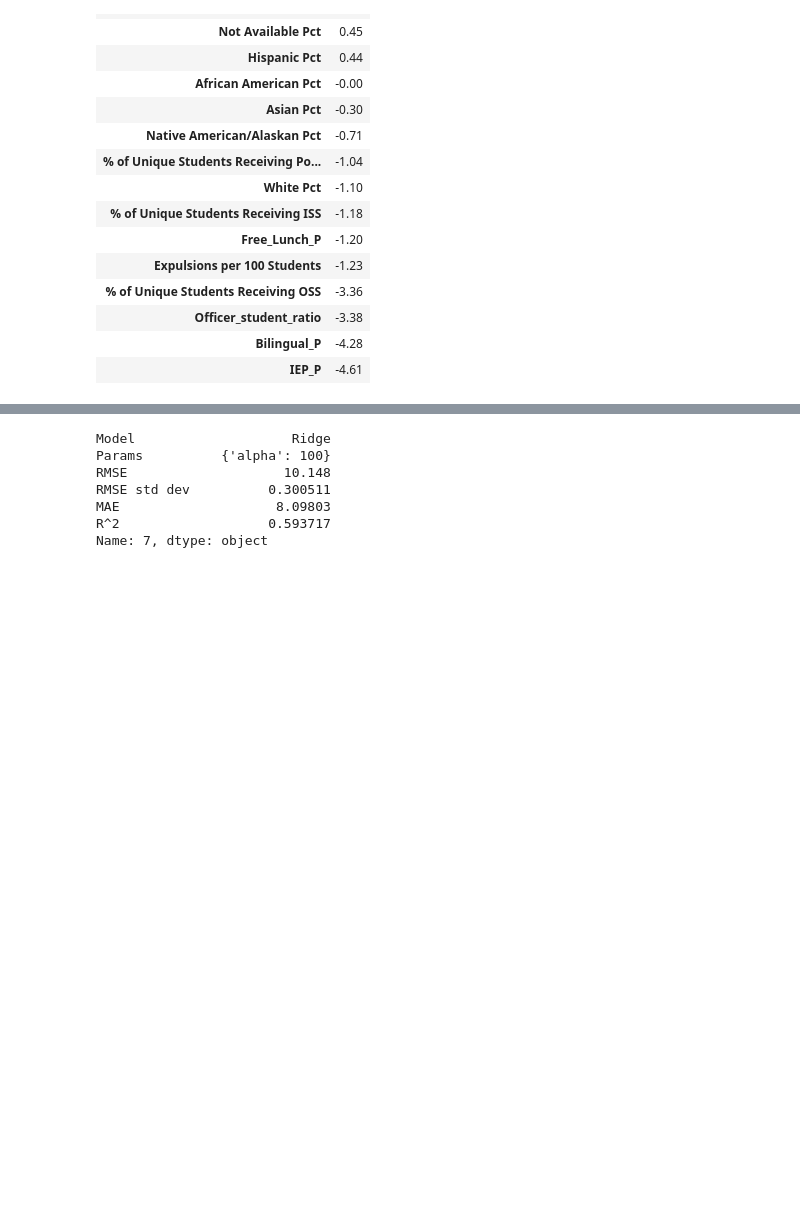
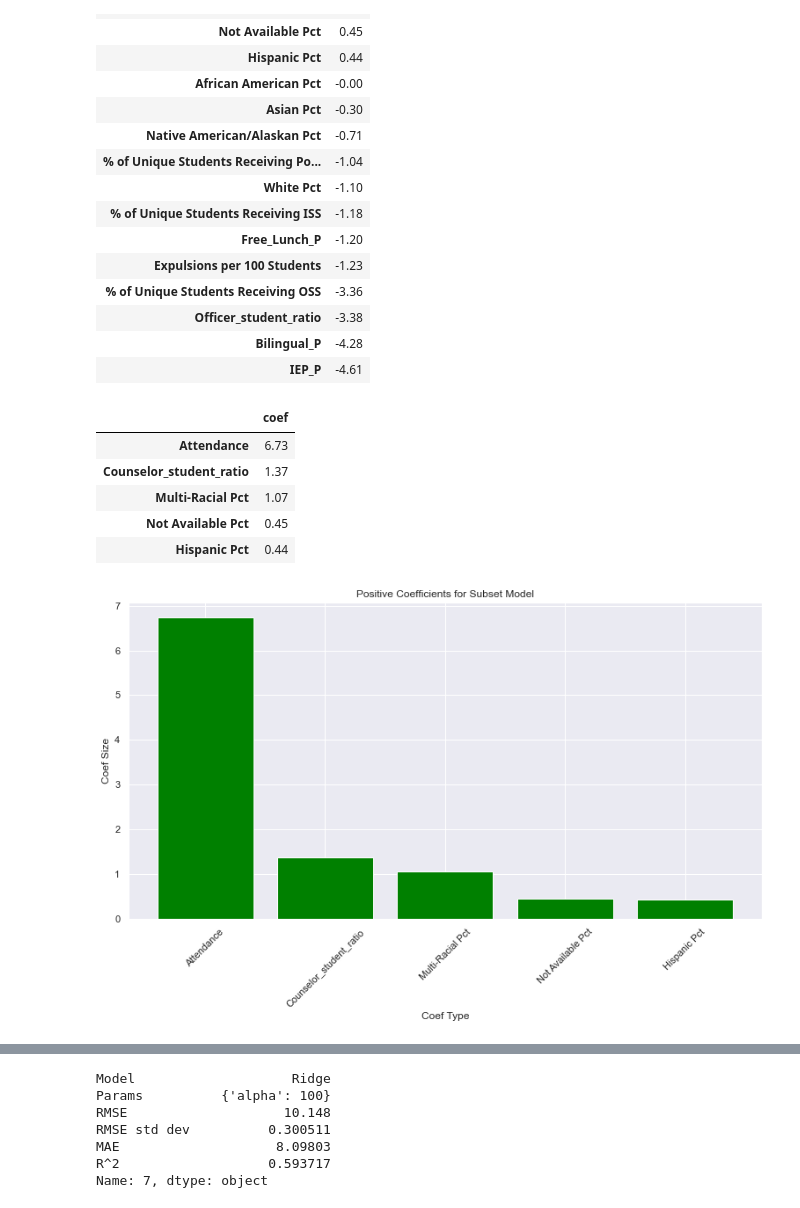
Before and after one commit to oabreu86/Policing-in-Schools-Predicting-Graduation-Rates-on-the-Criminalization-of-Students, a Jupyter notebook: Final_data_analysis.ipynb, the cells around one changed output, grey strips where cells are left out. Drawn from its saved outputs; the diff is of its cells as text; code cells hidden in the pictures; blank space fills up the shorter version.

```diff
--- a/Final_data_analysis.ipynb
+++ b/Final_data_analysis.ipynb
@@ -266,3 +329,24 @@ Name: 5, dtype: object
 | Officer_student_ratio | -3.38 |
 | Bilingual_P | -4.28 |
 | IEP_P | -4.61 |
+# %%
+top_pos_coefs = coefs2.head(5)
+labels = top_pos_coefs.index.values
+#top_pos_coefs.rename(columns={'Police Notifications per 100 Students': 'Police Noti. per 100 Ss','% of Misconducts Resulting in an ISS':'% Miscon. turned ISS'},inplace=True)
+display(top_pos_coefs)
+fig = plt.figure()
+ax = fig.add_axes([0,0,1,1])
+ax.bar(labels,top_pos_coefs['coef'], color='green')
+plt.xticks(rotation=45)
+plt.xlabel("Coef Type")
+plt.ylabel("Coef Size")
+plt.title("Positive Coefficients for Subset Model")
+plt.show()
+# %% [output]
+|  | coef |
+| Attendance | 6.73 |
+| Counselor_student_ratio | 1.37 |
+| Multi-Racial Pct | 1.07 |
+| Not Available Pct | 0.45 |
+| Hispanic Pct | 0.44 |
+[figure, added]
```
Also changed, not shown: parts of 11 cells of this notebook.
